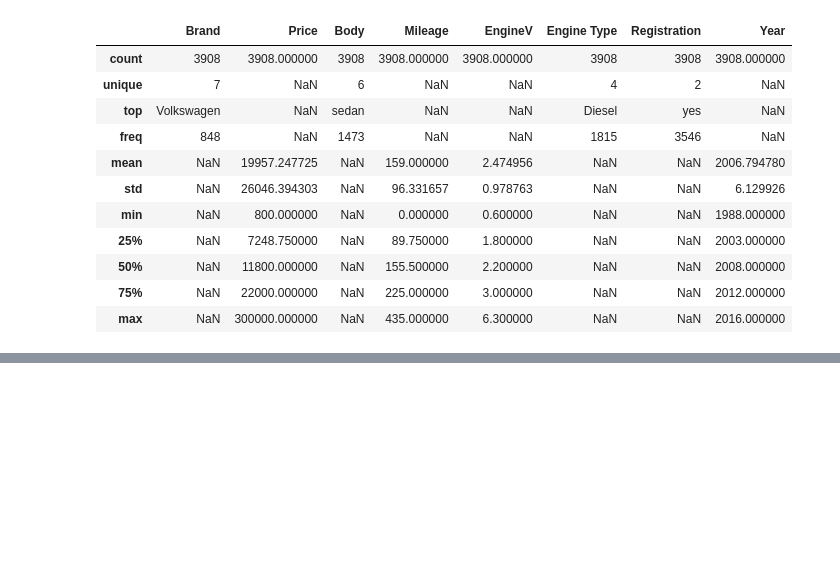
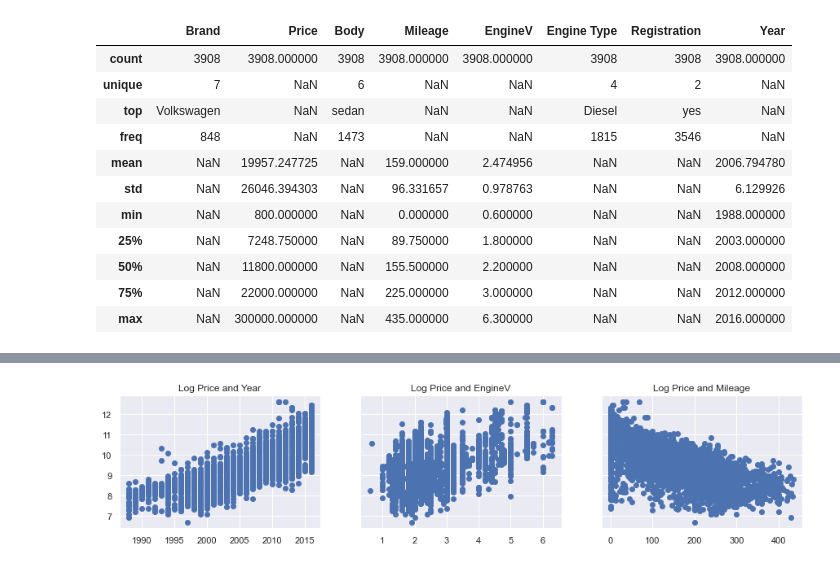
Before and after one commit to hasbiabdulmajid/LR_RealExample, a Jupyter notebook: LR_RealExample.ipynb, the cells around one changed output, grey strips where cells are left out. Saved outputs shown, nothing was run; the diff lists cells and outputs as text; code cells hidden in the pictures; blank space fills up the shorter version.

```diff
--- a/LR_RealExample.ipynb
+++ b/LR_RealExample.ipynb
@@ -178,0 +199,4 @@ data_clean.describe(include='all')
+# %%
+log_price = np.log(data_clean['Price'])
+data_clean['Log Price'] = log_price
+data_clean
@@ -178,0 +217,11 @@ data_clean.describe(include='all')
+# %%
+f, (ax1,ax2,ax3)= plt.subplots(1, 3, sharey= True, figsize= (15,3))
+ax1.scatter(data_clean['Year'],data_clean['Log Price'])
+ax1.set_title('Log Price and Year')
+ax2.scatter(data_clean['EngineV'],data_clean['Log Price'])
+ax2.set_title('Log Price and EngineV')
+ax3.scatter(data_clean['Mileage'],data_clean['Log Price'])
+ax3.set_title('Log Price and Mileage')
+plt.show()
+# %% [output]
+[figure, added]
```
Also changed, not shown: parts of 6 cells of this notebook.
